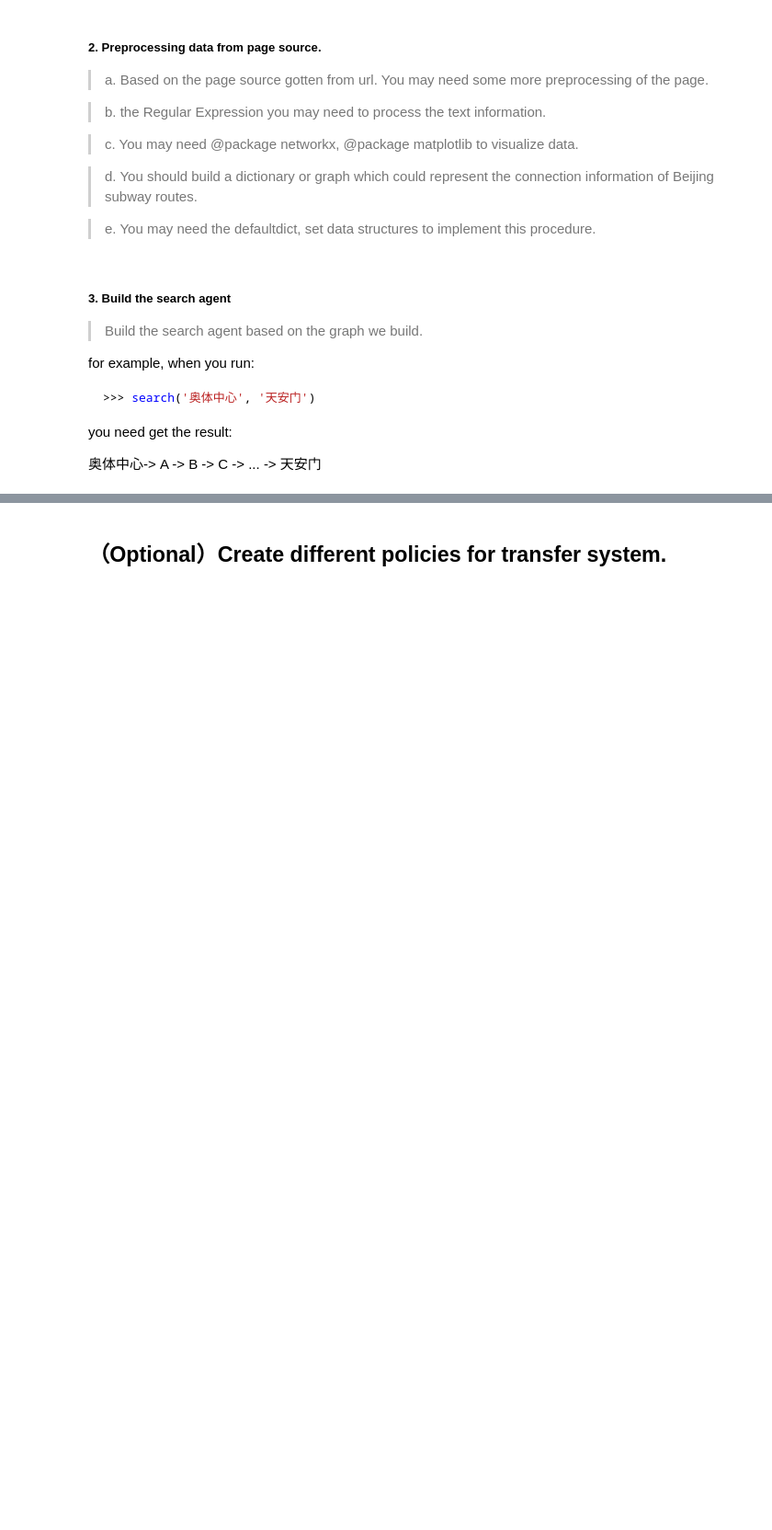
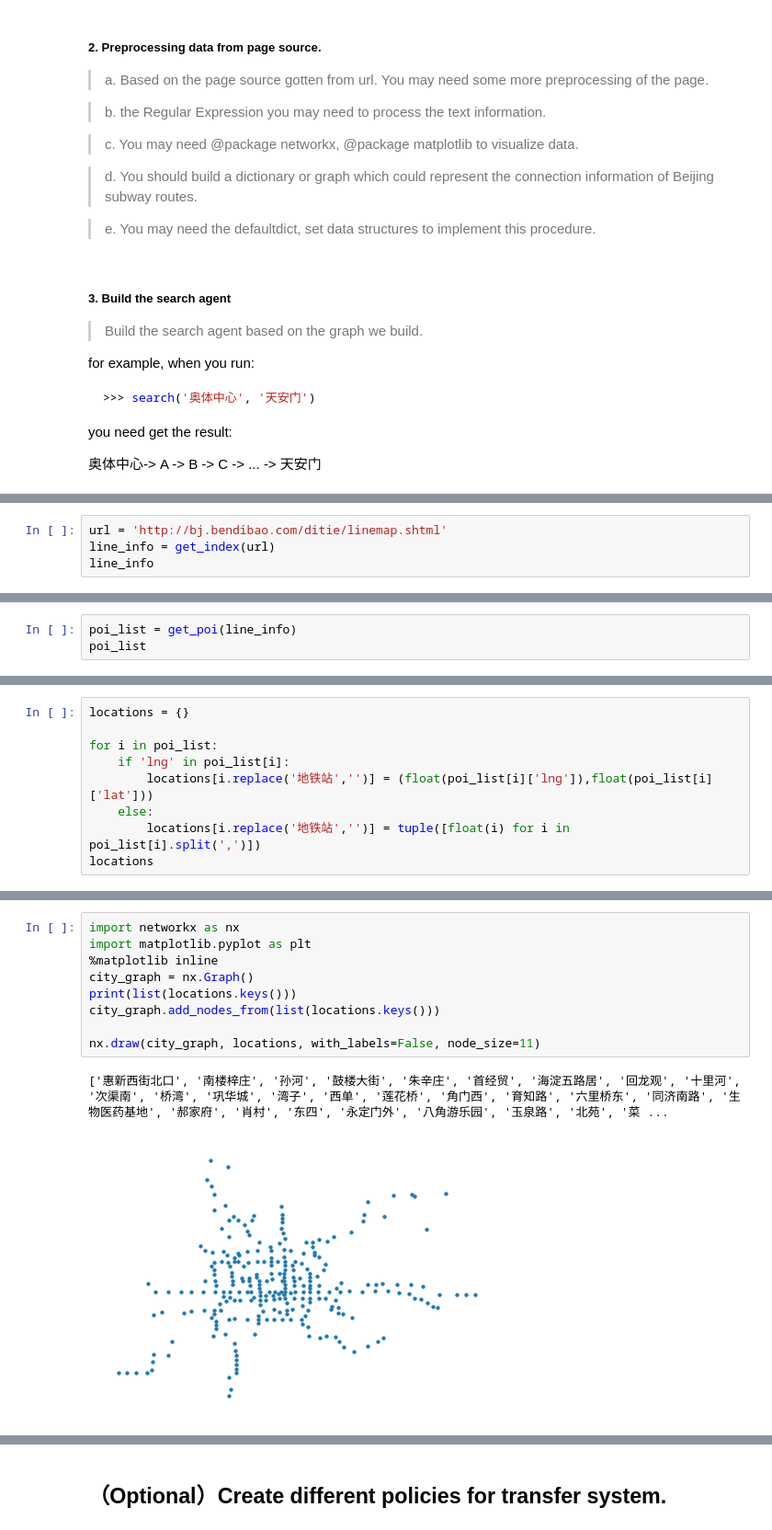
Before and after one commit to Pineapple1996/AI-for-NLP, a Jupyter notebook: leeson2/Assignment-02.ipynb, the cells around one changed output, grey strips where cells are left out. Shown at 92% size. Saved outputs shown, nothing was run; the diff lists cells and outputs as text; blank space fills up the shorter version.

```diff
--- a/leeson2/Assignment-02.ipynb
+++ b/leeson2/Assignment-02.ipynb
@@ -100,0 +129,4 @@ you need get the result:
+# %%
+url = 'http://bj.bendibao.com/ditie/linemap.shtml'
+line_info = get_index(url)
+line_info
@@ -100,0 +185,3 @@ you need get the result:
+# %%
+poi_list = get_poi(line_info)
+poi_list
@@ -100,0 +223,9 @@ you need get the result:
+# %%
+locations = {}
+
+for i in poi_list:
+    if 'lng' in poi_list[i]:
+        locations[i.replace('地铁站','')] = (float(poi_list[i]['lng']),float(poi_list[i]['lat']))
+    else:
+        locations[i.replace('地铁站','')] = tuple([float(i) for i in poi_list[i].split(',')])
+locations
@@ -100,0 +250,12 @@ you need get the result:
+# %%
+import networkx as nx
+import matplotlib.pyplot as plt
+%matplotlib inline
+city_graph = nx.Graph()
+print(list(locations.keys()))
+city_graph.add_nodes_from(list(locations.keys()))
+
+nx.draw(city_graph, locations, with_labels=False, node_size=11)
+# %% [output]
+['惠新西街北口', '南楼梓庄', '孙河', '鼓楼大街', '朱辛庄', '首经贸', '海淀五路居', '回龙观', '十里河', '次渠南', '桥湾', '巩华城', '湾子', '西单', '莲花桥', '角门西', '育知路', '六里桥东', '同济南路', '生物医药基地', '郝家府', '肖村', '东四', '永定门外', '八角游乐园', '玉泉路', '北苑', '菜 ...
+[figure, added]
```
Also changed, not shown: parts of 11 cells of this notebook, 4 other files.
